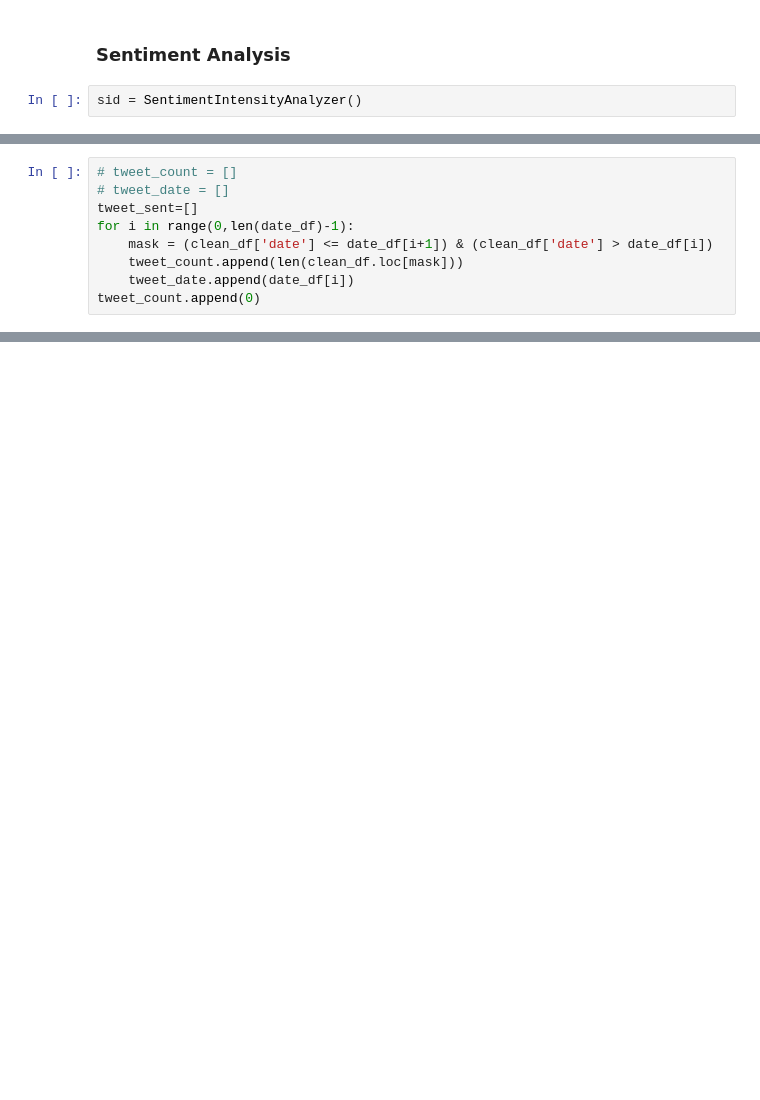
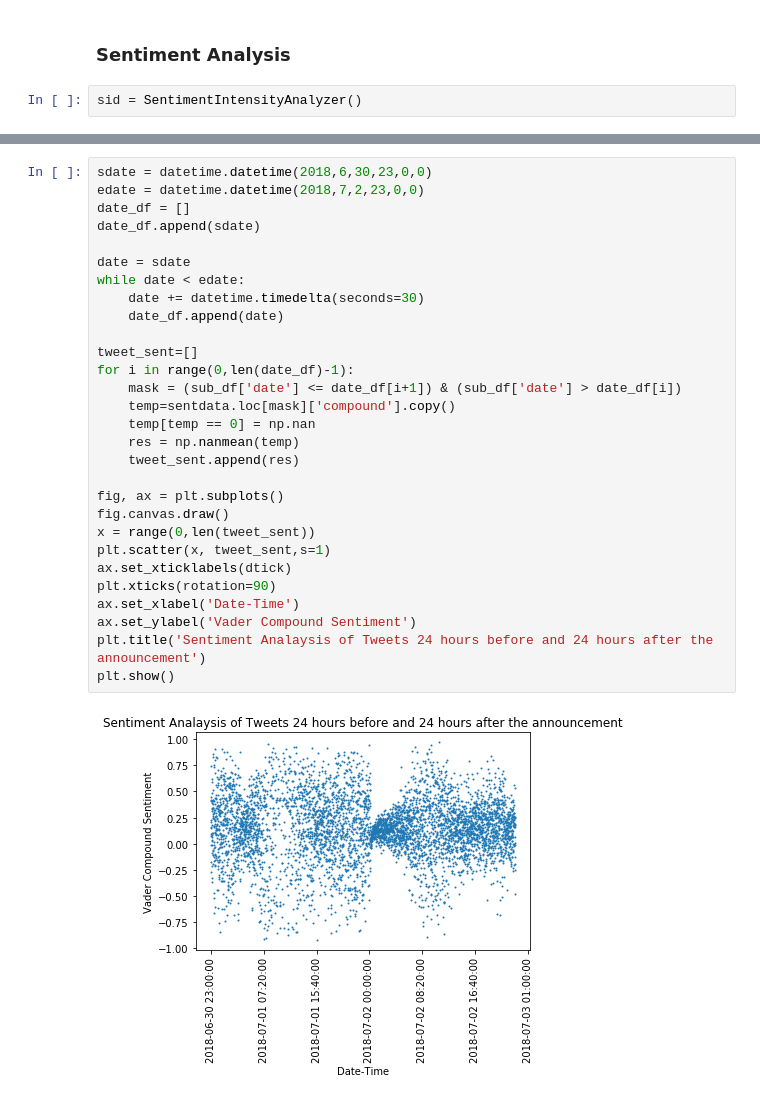
Before and after one commit to lrbachtiar/past_projects, a Jupyter notebook: lebron_decision/Twitter_data.ipynb, the cells around one changed output, grey strips where cells are left out. Drawn from its saved outputs; the diff is of its cells as text; blank space fills up the shorter version.

```diff
--- a/lebron_decision/Twitter_data.ipynb
+++ b/lebron_decision/Twitter_data.ipynb
@@ -214,9 +181,0 @@ sentdata.loc[mask]
-# %%
-# tweet_count = []
-# tweet_date = []
-tweet_sent=[]
-for i in range(0,len(date_df)-1):
-    mask = (clean_df['date'] <= date_df[i+1]) & (clean_df['date'] > date_df[i])
-    tweet_count.append(len(clean_df.loc[mask]))
-    tweet_date.append(date_df[i])
-tweet_count.append(0)
@@ -222,0 +195,31 @@ tweet_count.append(0)
+# %%
+sdate = datetime.datetime(2018,6,30,23,0,0)
+edate = datetime.datetime(2018,7,2,23,0,0)
+date_df = []
+date_df.append(sdate)
+
+date = sdate
+while date < edate:
+    date += datetime.timedelta(seconds=30)
+    date_df.append(date)
+
+tweet_sent=[]
+for i in range(0,len(date_df)-1):
+    mask = (sub_df['date'] <= date_df[i+1]) & (sub_df['date'] > date_df[i])
+    temp=sentdata.loc[mask]['compound'].copy()
+    temp[temp == 0] = np.nan
+    res = np.nanmean(temp)
+    tweet_sent.append(res)
+
+fig, ax = plt.subplots()
+fig.canvas.draw()
+x = range(0,len(tweet_sent))
+plt.scatter(x, tweet_sent,s=1)
+ax.set_xticklabels(dtick)
+plt.xticks(rotation=90)
+ax.set_xlabel('Date-Time')
+ax.set_ylabel('Vader Compound Sentiment')
+plt.title('Sentiment Analaysis of Tweets 24 hours before and 24 hours after the announcement')
+plt.show()
+# %% [output]
+[figure, added]
```
Also changed, not shown: parts of 23 cells of this notebook.
